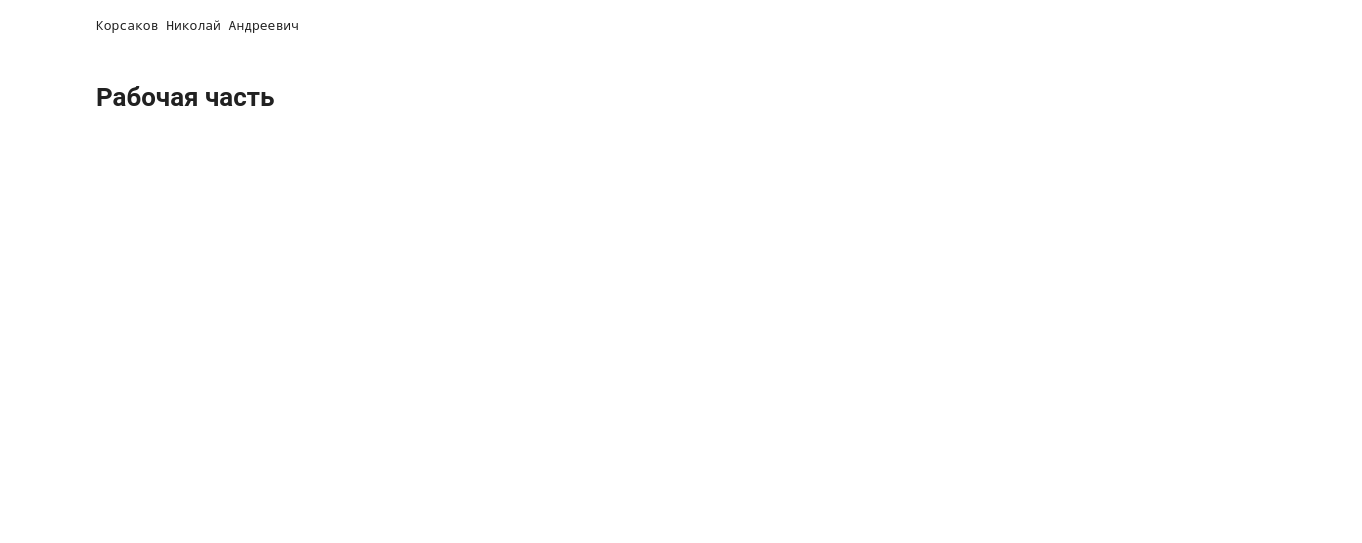
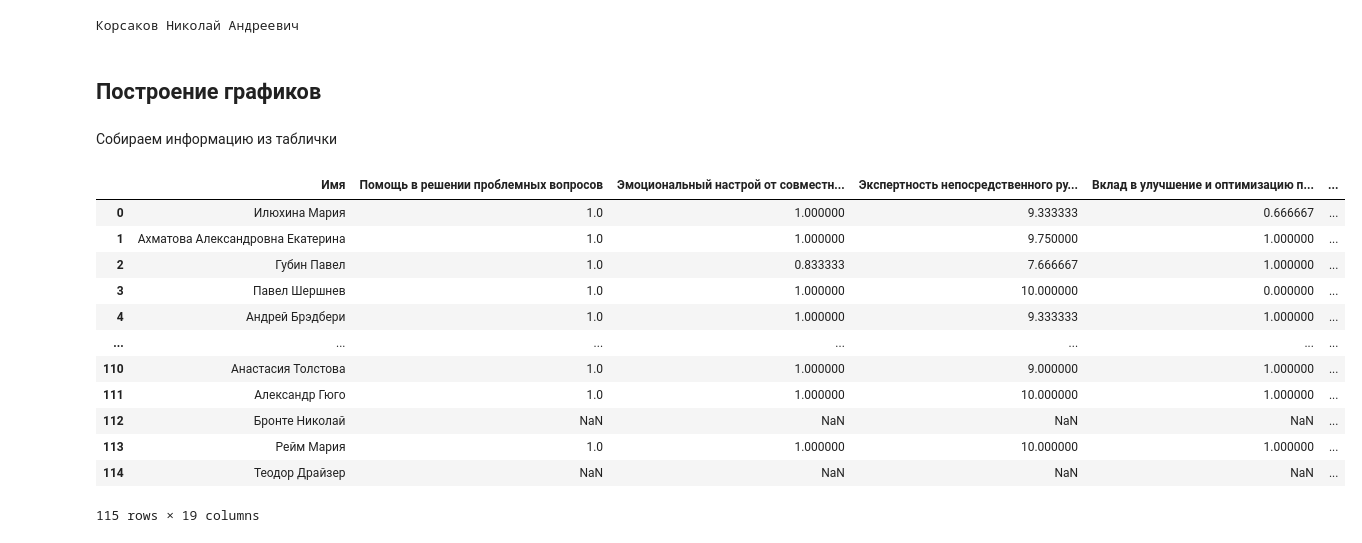
Before and after one commit to v-zaycev/AI-analysis-of-free-survey-responses, a Jupyter notebook: report.ipynb, the cells around one changed output. Saved outputs shown, nothing was run; the diff lists cells and outputs as text; code cells hidden in the pictures; blank space fills up the shorter version.

```diff
--- a/report.ipynb
+++ b/report.ipynb
@@ -108,16 +88,37 @@ for word in analyze:
 print(f'{second_name} {first_name} {middle_name}')
 # %% [output]
 Корсаков Николай Андреевич
-# %% [markdown]
-# Рабочая часть
+# %% [markdown]
+## Построение графиков
+# %% [markdown]
+Собираем информацию из таблички
 # %%
 from preprocessing import Preprocessing
+import nest_asyncio
+nest_asyncio.apply()
 
 data_path = "data.xlsx"
 structure_path = "resources\\survey_structure.json"
 names_path = "resources\\names.xlsx"
 
 collector = Preprocessing(data_path, structure_path, names_path)
 collector.collect()
 
-person_stat = collector.get_person_info("Илюхина Мария", "Непосредственный руководитель")
+collector.create_report_df()
+#report.to_excel("output2.xlsx", index=False)
+#print(report)
+#collector.get_person_info("Илюхина Мария", "Непосредственный руководитель")
+# %% [output]
+|  | Имя | Помощь в решении проблемных вопросов | Эмоциональный настрой от совместн... | Экспертность непосредственного ру... | Вклад в улучшение и оптимизацию п... | ... |
+| 0 | Илюхина Мария | 1.0 | 1.000000 | 9.333333 | 0.666667 | ... |
+| 1 | Ахматова Александровна Екатерина | 1.0 | 1.000000 | 9.750000 | 1.000000 | ... |
+| 2 | Губин Павел | 1.0 | 0.833333 | 7.666667 | 1.000000 | ... |
+| 3 | Павел Шершнев | 1.0 | 1.000000 | 10.000000 | 0.000000 | ... |
+| 4 | Андрей Брэдбери | 1.0 | 1.000000 | 9.333333 | 1.000000 | ... |
+| ... | ... | ... | ... | ... | ... | ... |
+| 110 | Анастасия Толстова | 1.0 | 1.000000 | 9.000000 | 1.000000 | ... |
+| 111 | Александр Гюго | 1.0 | 1.000000 | 10.000000 | 1.000000 | ... |
+| 112 | Бронте Николай | NaN | NaN | NaN | NaN | ... |
+| 113 | Рейм Мария | 1.0 | 1.000000 | 10.000000 | 1.000000 | ... |
+| 114 | Теодор Драйзер | NaN | NaN | NaN | NaN | ... |
+115 rows × 19 columns
```
Also changed, not shown: parts of 12 cells of this notebook, 3 other files.
